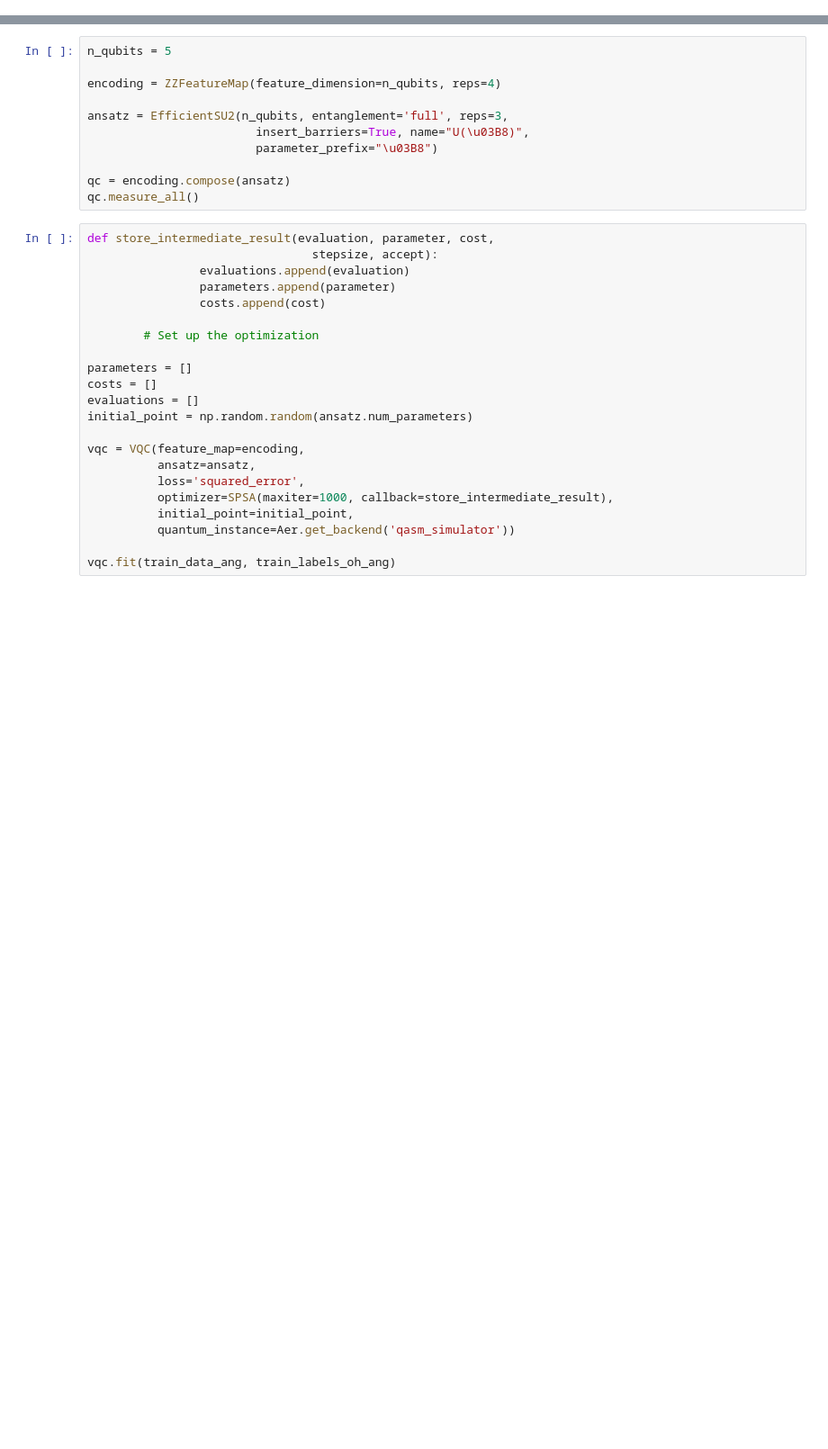
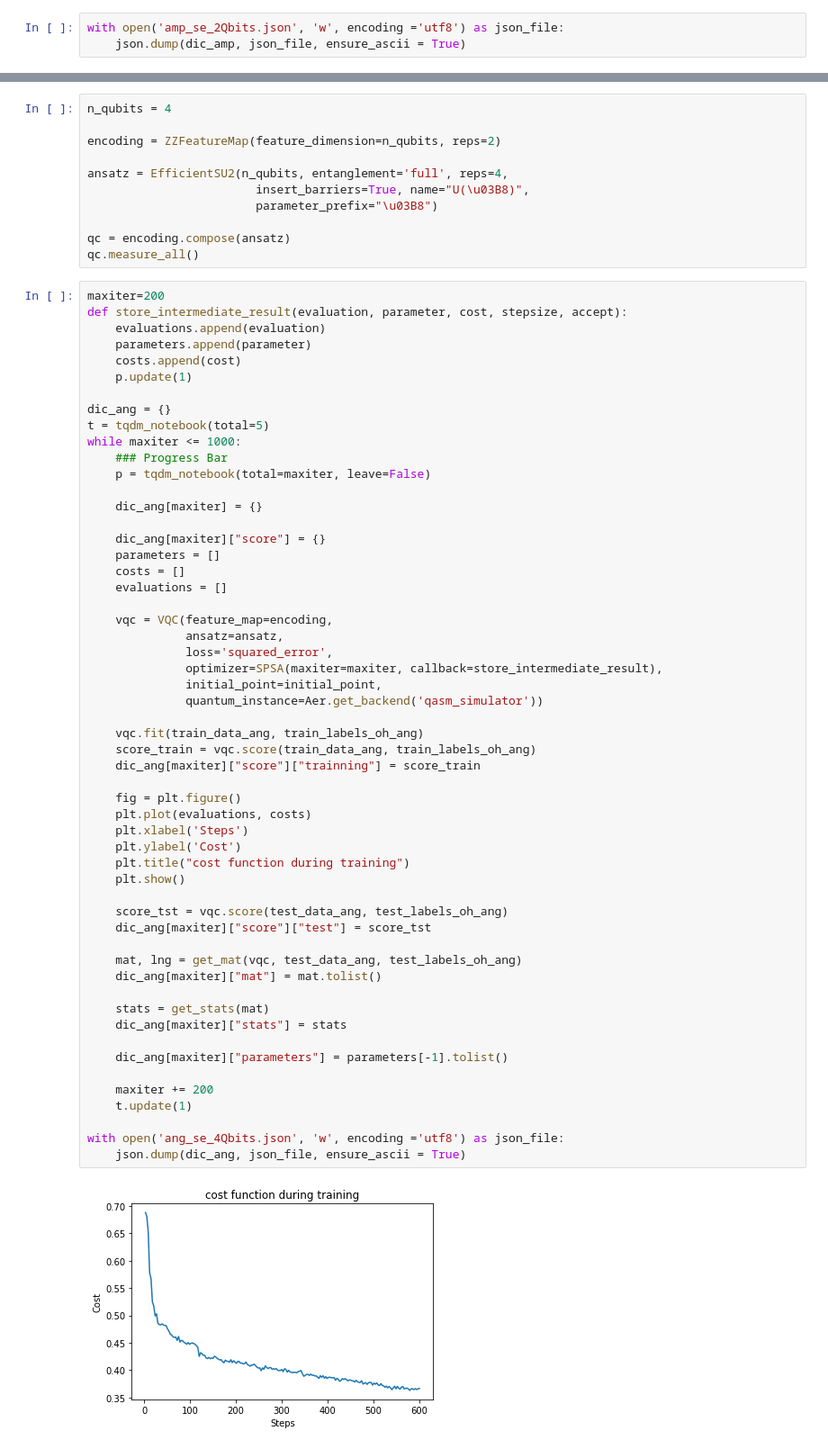
Before and after one commit to mArcio-Lmano/Ciencia-de-Dados-Quant-2121, a Jupyter notebook: VQC_MSE.ipynb, the cells around one changed output, grey strips where cells are left out. Shown: that part at 90% size. Cells and saved outputs as stored; diff of their text form; blank space fills up the shorter version.

```diff
--- a/VQC_MSE.ipynb
+++ b/VQC_MSE.ipynb
@@ -102,3 +192,6 @@ vqc.score(test_data_amp, test_labels_oh_amp)
+# %%
+with open('amp_se_2Qbits.json', 'w', encoding ='utf8') as json_file:
+    json.dump(dic_amp, json_file, ensure_ascii = True)
 # %%
 train_data_ang = get_encode(DIR_val_train_ang)
 train_labels_ang = get_encode(DIR_cls_train_ang)
@@ -115,33 +211,68 @@ print("Test Dataset", len(test_data_ang))
 # %%
-n_qubits = 5
+n_qubits = 4
 
-encoding = ZZFeatureMap(feature_dimension=n_qubits, reps=4)
+encoding = ZZFeatureMap(feature_dimension=n_qubits, reps=2)
 
-ansatz = EfficientSU2(n_qubits, entanglement='full', reps=3,
+ansatz = EfficientSU2(n_qubits, entanglement='full', reps=4,
                         insert_barriers=True, name="U(\u03B8)",
                         parameter_prefix="\u03B8")
 
 qc = encoding.compose(ansatz)
 qc.measure_all()
 # %%
-def store_intermediate_result(evaluation, parameter, cost,
-                                stepsize, accept):
-                evaluations.append(evaluation)
-                parameters.append(parameter)
-                costs.append(cost)
+maxiter=200
+def store_intermediate_result(evaluation, parameter, cost, stepsize, accept):
+    evaluations.append(evaluation)
+    parameters.append(parameter)
+    costs.append(cost)
+    p.update(1)
 
-        # Set up the optimization
+dic_ang = {}
+t = tqdm_notebook(total=5)
+while maxiter <= 1000:
+    ### Progress Bar
+    p = tqdm_notebook(total=maxiter, leave=False)
 
-parameters = []
-costs = []
-evaluations = []
-initial_point = np.random.random(ansatz.num_parameters)
+    dic_ang[maxiter] = {}
 
-vqc = VQC(feature_map=encoding,
-          ansatz=ansatz,
-          loss='squared_error',
-          optimizer=SPSA(maxiter=1000, callback=store_intermediate_result),
-          initial_point=initial_point,
-          quantum_instance=Aer.get_backend('qasm_simulator'))
+    dic_ang[maxiter]["score"] = {}
+    parameters = []
+    costs = []
+    evaluations = []
 
-vqc.fit(train_data_ang, train_labels_oh_ang)
+    vqc = VQC(feature_map=encoding,
+              ansatz=ansatz,
+              loss='squared_error',
+              optimizer=SPSA(maxiter=maxiter, callback=store_intermediate_result),
+              initial_point=initial_point,
+              quantum_instance=Aer.get_backend('qasm_simulator'))
+
+    vqc.fit(train_data_ang, train_labels_oh_ang)
+    score_train = vqc.score(train_data_ang, train_labels_oh_ang)
+    dic_ang[maxiter]["score"]["trainning"] = score_train
+
+    fig = plt.figure()
+    plt.plot(evaluations, costs)
+    plt.xlabel('Steps')
+    plt.ylabel('Cost')
+    plt.title("cost function during training")
+    plt.show()
+
+    score_tst = vqc.score(test_data_ang, test_labels_oh_ang)
+    dic_ang[maxiter]["score"]["test"] = score_tst
+
+    mat, lng = get_mat(vqc, test_data_ang, test_labels_oh_ang)
+    dic_ang[maxiter]["mat"] = mat.tolist()
+
+    stats = get_stats(mat)
+    dic_ang[maxiter]["stats"] = stats
+
+    dic_ang[maxiter]["parameters"] = parameters[-1].tolist()
+
+    maxiter += 200
+    t.update(1)
+
+with open('ang_se_4Qbits.json', 'w', encoding ='utf8') as json_file:
+    json.dump(dic_ang, json_file, ensure_ascii = True)
+# %% [output]
+[figure, added]
```
Also changed, not shown: parts of 18 cells of this notebook, 7 other files.
